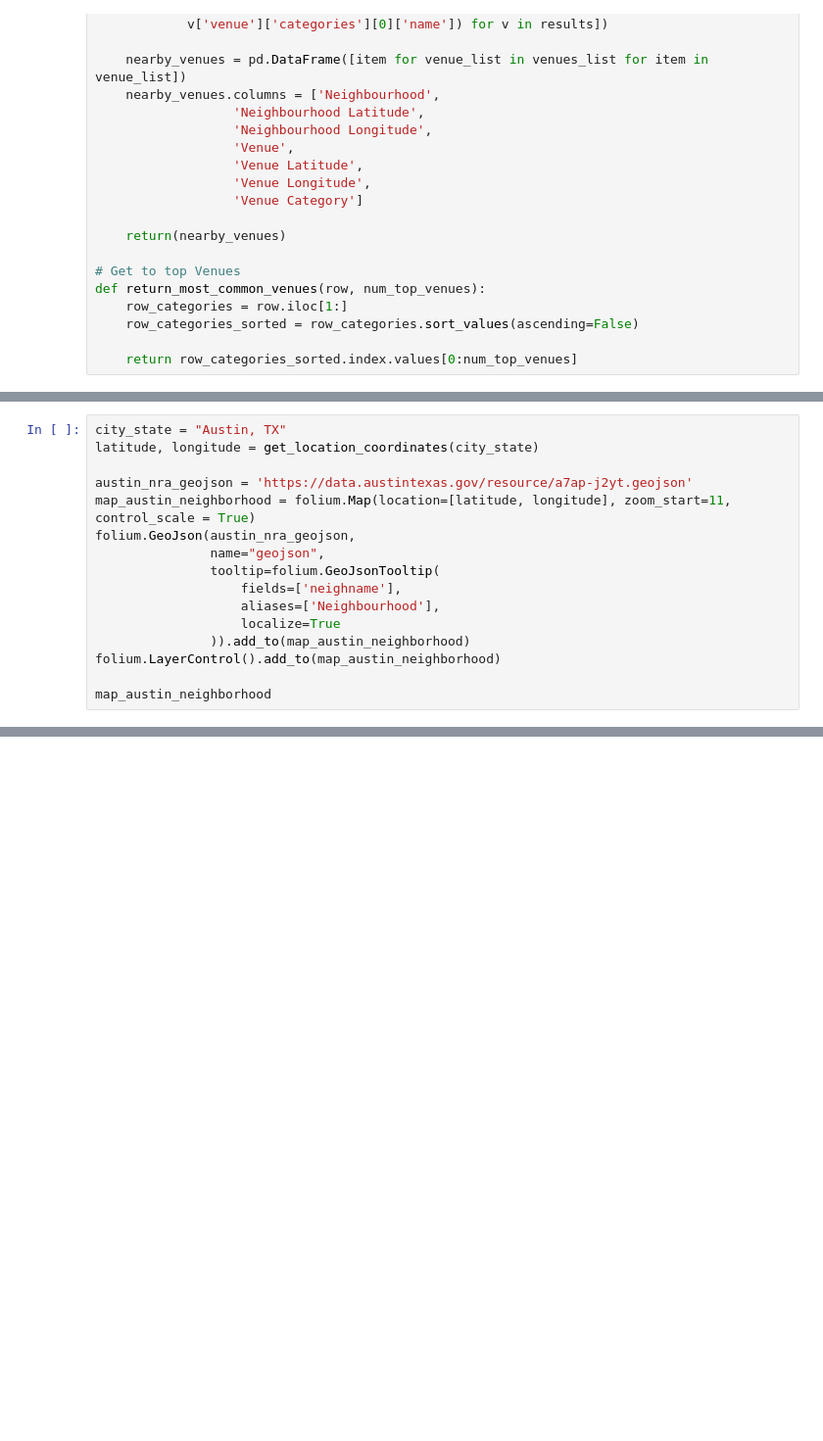
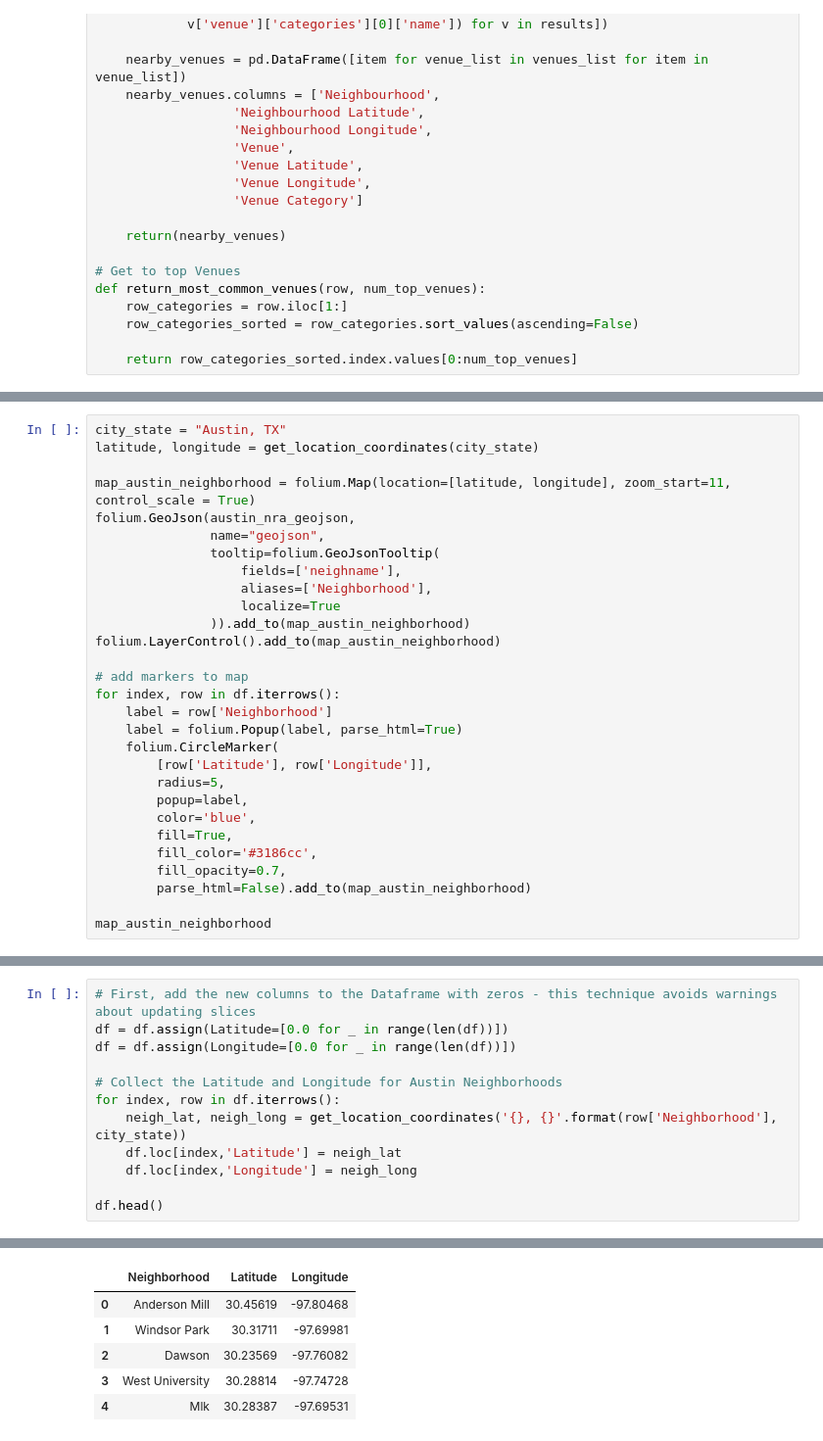
Before and after one commit to blackard/Coursera_Capstone, a Jupyter notebook: Capstone Project Austin Data Exploration.ipynb, the cells around one changed output, grey strips where cells are left out. Shown at 98% size. Cells and saved outputs as stored; diff of their text form; blank space fills up the shorter version.

```diff
--- a/Capstone Project Austin Data Exploration.ipynb
+++ b/Capstone Project Austin Data Exploration.ipynb
@@ -133,17 +176,30 @@ def return_most_common_venues(row, num_top_venues):
 city_state = "Austin, TX"
 latitude, longitude = get_location_coordinates(city_state)
 
-austin_nra_geojson = 'https://data.austintexas.gov/resource/a7ap-j2yt.geojson'
 map_austin_neighborhood = folium.Map(location=[latitude, longitude], zoom_start=11, control_scale = True)
 folium.GeoJson(austin_nra_geojson,
                name="geojson",
                tooltip=folium.GeoJsonTooltip(
                    fields=['neighname'],
-                   aliases=['Neighbourhood'],
+                   aliases=['Neighborhood'],
                    localize=True
                )).add_to(map_austin_neighborhood)
 folium.LayerControl().add_to(map_austin_neighborhood)
 
+# add markers to map
+for index, row in df.iterrows():
+    label = row['Neighborhood']
+    label = folium.Popup(label, parse_html=True)
+    folium.CircleMarker(
+        [row['Latitude'], row['Longitude']],
+        radius=5,
+        popup=label,
+        color='blue',
+        fill=True,
+        fill_color='#3186cc',
+        fill_opacity=0.7,
+        parse_html=False).add_to(map_austin_neighborhood)
+
 map_austin_neighborhood
 # %% [output]
 [interactive output not drawn]
@@ -149,0 +214,13 @@ map_austin_neighborhood
+# %%
+# First, add the new columns to the Dataframe with zeros - this technique avoids warnings about updating slices
+df = df.assign(Latitude=[0.0 for _ in range(len(df))])
+df = df.assign(Longitude=[0.0 for _ in range(len(df))])
+
+# Collect the Latitude and Longitude for Austin Neighborhoods
+for index, row in df.iterrows():
+    neigh_lat, neigh_long = get_location_coordinates('{}, {}'.format(row['Neighborhood'], city_state))
+    df.loc[index,'Latitude'] = neigh_lat
+    df.loc[index,'Longitude'] = neigh_long
+
+df.head()
+# %% [output]
@@ -149,0 +244,6 @@ map_austin_neighborhood
+|  | Neighborhood | Latitude | Longitude |
+| 0 | Anderson Mill | 30.45619 | -97.80468 |
+| 1 | Windsor Park | 30.31711 | -97.69981 |
+| 2 | Dawson | 30.23569 | -97.76082 |
+| 3 | West University | 30.28814 | -97.74728 |
+| 4 | Mlk | 30.28387 | -97.69531 |
```
Also changed, not shown: parts of 4 cells of this notebook.
